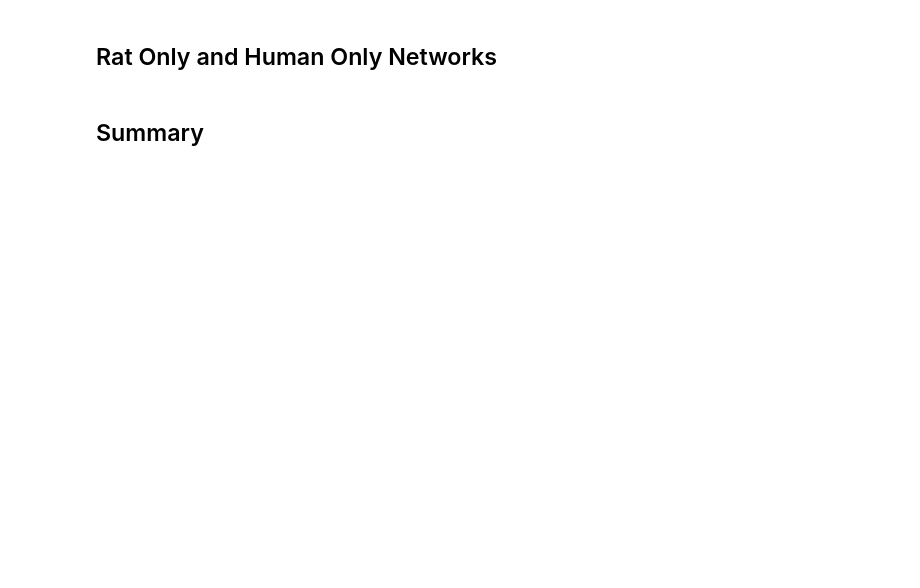
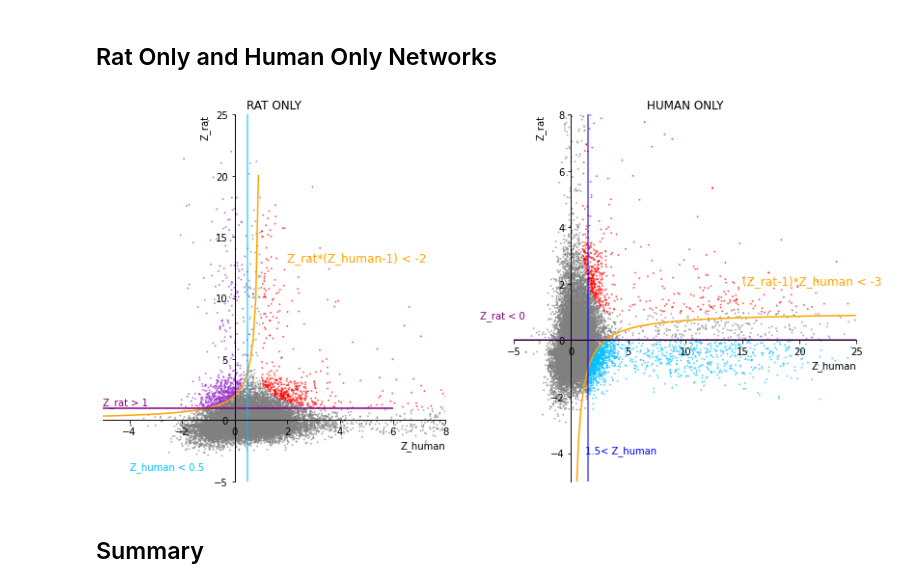
Before and after one commit to sarah-n-wright/CrossSpeciesBMI, a Jupyter notebook: Rat Only Human Only BMI Networks.ipynb, the cells around one changed output. Cells and saved outputs as stored; diff of their text form; code cells hidden in the pictures; blank space fills up the shorter version.

```diff
--- a/Rat Only Human Only BMI Networks.ipynb
+++ b/Rat Only Human Only BMI Networks.ipynb
@@ -95,8 +97,8 @@ if do_plots:
     ax1.scatter(data=data_rat, x="z_human", y="z_rat", color="hue", s=1, alpha=0.5, zorder=0)
     ax1.plot([(i+0.0001)/10 for i in range(-248,10)],[rat_only["combo"]*10/(i-10+0.0001) for i in range(-248, 10)], color="orange", zorder=1)
     #plt.plot([(i+0.2)/10 for i in range(1,250)],[30/(i+0.2) for i in range(1, 250)], color="orange", zorder=1)
-    ax1.hlines(y=1, xmin=-5, xmax=6, color="purple", alpha=1)
-    ax1.vlines(x=0.5, ymin=-5, ymax=25, color="deepskyblue", alpha=0.7)
+    ax1.hlines(y=rat_only["rat"], xmin=-5, xmax=6, color="purple", alpha=1)
+    ax1.vlines(x=rat_only["human"], ymin=-5, ymax=25, color="deepskyblue", alpha=0.7)
     ax1.text(s="Z_human < "+str(rat_only["human"]), x=-4, y=-4, color="deepskyblue")
     ax1.text(s="Z_rat > "+str(rat_only["rat"]), x=-5, y=1.3, color="purple")
     ax1.text(s="Z_rat*(Z_human-1) < "+str(rat_only["combo"]), x=2, y=13, color="orange", fontsize=12)
@@ -104,35 +106,37 @@ if do_plots:
     #plt.xlabel()
     ax1.set_ylabel("Z_rat", loc="top")
     ax1.set_xlim((-5, 8))
     ax1.set_ylim((-5, 25))
     ax1.spines['left'].set(position=('data', 0.0), zorder=2)
     ax1.spines['bottom'].set(position=('data', 0.0), zorder=2)
     ax1.set_xlabel("Z_human", zorder=4, loc="right")
     ax1.spines['top'].set_position(('data', 0.0))
     ax1.spines['right'].set_position(('data', 0.0))
     ax1.set_title("RAT ONLY")
 
 # human only plot
 
     ax2.scatter(data=data_human, x="z_human", y="z_rat", color="hue", s=1, alpha=0.5, zorder=0)
     #plt.plot([(i+0.0001)/10 for i in range(-248,10)],[-15/(i-10+0.0001) for i in range(-248, 10)], color="blue", zorder=1)
     ax2.plot([(i+0.0001)/10 for i in range(0,250)],[human_only["combo"]*10/(i+0.0001)+1 for i in range(0, 250)], color="orange", zorder=1)
-    ax2.hlines(y=0.5, xmin=-5, xmax=25, color="darkorchid", alpha=1)
-    ax2.vlines(x=1, ymin=-5, ymax=25, color="blue", alpha=0.7)
+    ax2.hlines(y=human_only["rat"], xmin=-5, xmax=25, color="darkorchid", alpha=1)
+    ax2.vlines(x=human_only["human"], ymin=-5, ymax=25, color="blue", alpha=0.7)
     ax2.text(s=str(human_only["human"])+"< Z_human", x=1.2, y=-4, color="blue")
     ax2.text(s="Z_rat < "+str(human_only["rat"]), x=-8, y=0.8, color="purple")
     ax2.text(s="(Z_rat-1)*Z_human < "+str(human_only["combo"]), x=15, y=2, color="orange", fontsize=12)
     #plt.text(s="Z_rat*Z_human > 3", x=0.5, y=7, color="orange")
     #plt.xlabel()
     ax2.set_ylabel("Z_rat", loc="top")
     ax2.set_xlim((-5, 25))
     ax2.set_ylim((-5, 8))
     ax2.spines['left'].set(position=('data', 0.0), zorder=2)
     ax2.spines['bottom'].set(position=('data', 0.0), zorder=2)
     ax2.set_xlabel("Z_human", zorder=4, loc="right")
     ax2.spines['top'].set_position(('data', 0.0))
     ax2.spines['right'].set_position(('data', 0.0))
     ax2.set_title("HUMAN ONLY")
+# %% [output]
+[figure, added]
 # %% [markdown]
 ## Summary
 # %%
```
Also changed, not shown: parts of 5 cells of this notebook.
